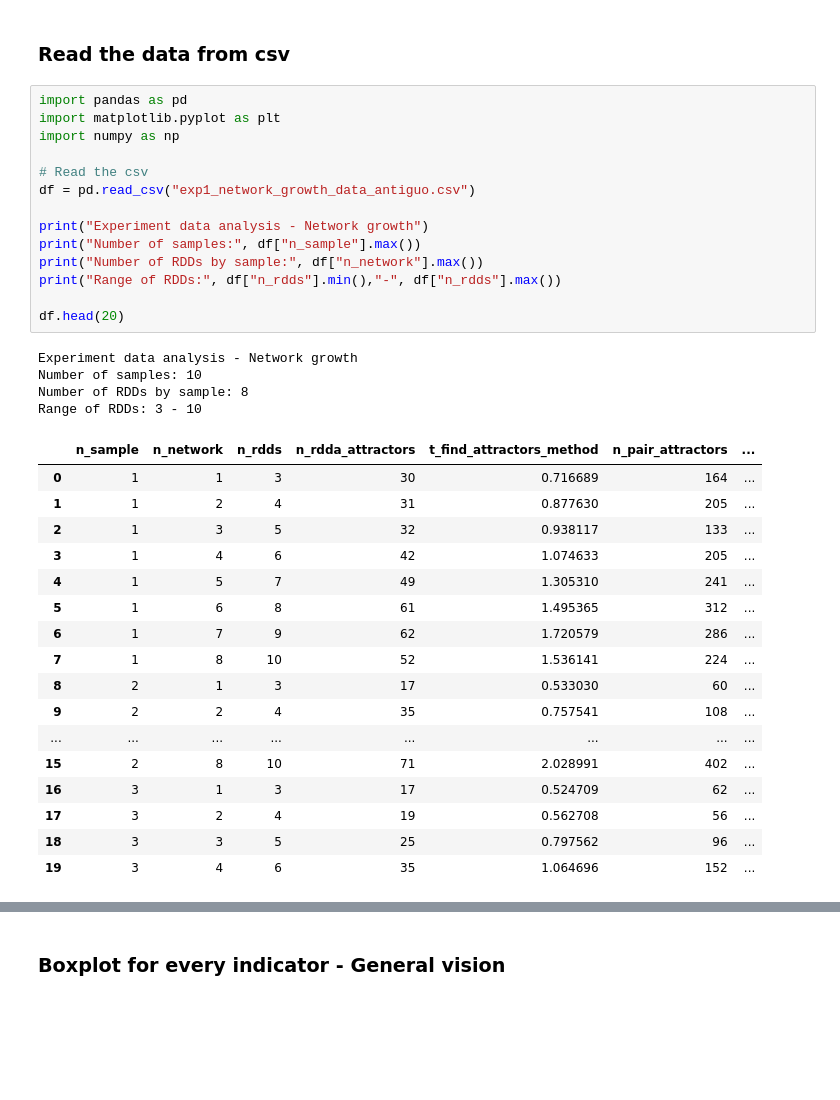
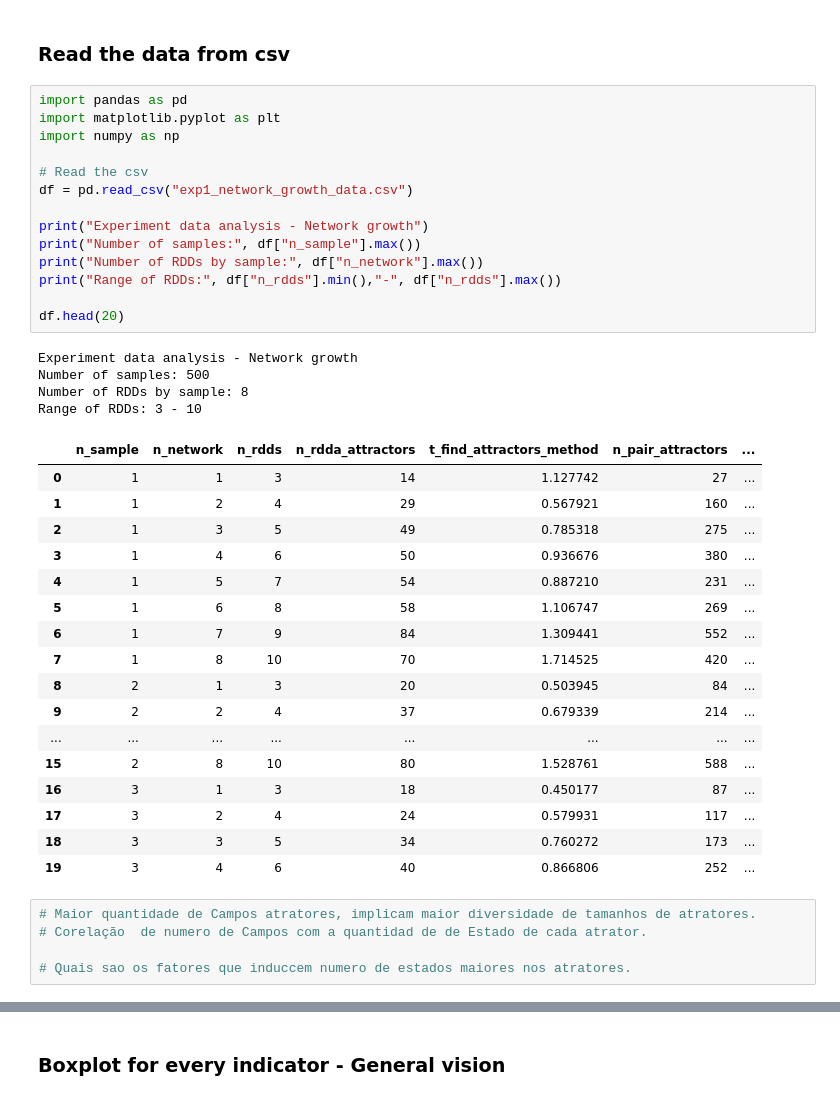
Before and after one commit to crptcusco/SynEstCBN, a Jupyter notebook: experiments_doctoral_qualification/exp1_network_growth_analysis.ipynb, the cells around one changed output, grey strips where cells are left out. Drawn from its saved outputs; the diff is of its cells as text; blank space fills up the shorter version.

```diff
--- a/experiments_doctoral_qualification/exp1_network_growth_analysis.ipynb
+++ b/experiments_doctoral_qualification/exp1_network_growth_analysis.ipynb
@@ -3,36 +3,41 @@
 # %%
 import pandas as pd
 import matplotlib.pyplot as plt
 import numpy as np
 
 # Read the csv
-df = pd.read_csv("exp1_network_growth_data_antiguo.csv")
+df = pd.read_csv("exp1_network_growth_data.csv")
 
 print("Experiment data analysis - Network growth")
 print("Number of samples:", df["n_sample"].max())
 print("Number of RDDs by sample:", df["n_network"].max())
 print("Range of RDDs:", df["n_rdds"].min(),"-", df["n_rdds"].max())
 
 df.head(20)
 # %% [output]
 Experiment data analysis - Network growth
-Number of samples: 10
+Number of samples: 500
 Number of RDDs by sample: 8
 Range of RDDs: 3 - 10
 |  | n_sample | n_network | n_rdds | n_rdda_attractors | t_find_attractors_method | n_pair_attractors | ... |
-| 0 | 1 | 1 | 3 | 30 | 0.716689 | 164 | ... |
-| 1 | 1 | 2 | 4 | 31 | 0.877630 | 205 | ... |
-| 2 | 1 | 3 | 5 | 32 | 0.938117 | 133 | ... |
-| 3 | 1 | 4 | 6 | 42 | 1.074633 | 205 | ... |
-| 4 | 1 | 5 | 7 | 49 | 1.305310 | 241 | ... |
-| 5 | 1 | 6 | 8 | 61 | 1.495365 | 312 | ... |
-| 6 | 1 | 7 | 9 | 62 | 1.720579 | 286 | ... |
-| 7 | 1 | 8 | 10 | 52 | 1.536141 | 224 | ... |
-| 8 | 2 | 1 | 3 | 17 | 0.533030 | 60 | ... |
-| 9 | 2 | 2 | 4 | 35 | 0.757541 | 108 | ... |
+| 0 | 1 | 1 | 3 | 14 | 1.127742 | 27 | ... |
+| 1 | 1 | 2 | 4 | 29 | 0.567921 | 160 | ... |
+| 2 | 1 | 3 | 5 | 49 | 0.785318 | 275 | ... |
+| 3 | 1 | 4 | 6 | 50 | 0.936676 | 380 | ... |
+| 4 | 1 | 5 | 7 | 54 | 0.887210 | 231 | ... |
+| 5 | 1 | 6 | 8 | 58 | 1.106747 | 269 | ... |
+| 6 | 1 | 7 | 9 | 84 | 1.309441 | 552 | ... |
+| 7 | 1 | 8 | 10 | 70 | 1.714525 | 420 | ... |
+| 8 | 2 | 1 | 3 | 20 | 0.503945 | 84 | ... |
+| 9 | 2 | 2 | 4 | 37 | 0.679339 | 214 | ... |
 | ... | ... | ... | ... | ... | ... | ... | ... |
-| 15 | 2 | 8 | 10 | 71 | 2.028991 | 402 | ... |
-| 16 | 3 | 1 | 3 | 17 | 0.524709 | 62 | ... |
-| 17 | 3 | 2 | 4 | 19 | 0.562708 | 56 | ... |
-| 18 | 3 | 3 | 5 | 25 | 0.797562 | 96 | ... |
-| 19 | 3 | 4 | 6 | 35 | 1.064696 | 152 | ... |
+| 15 | 2 | 8 | 10 | 80 | 1.528761 | 588 | ... |
+| 16 | 3 | 1 | 3 | 18 | 0.450177 | 87 | ... |
+| 17 | 3 | 2 | 4 | 24 | 0.579931 | 117 | ... |
+| 18 | 3 | 3 | 5 | 34 | 0.760272 | 173 | ... |
+| 19 | 3 | 4 | 6 | 40 | 0.866806 | 252 | ... |
+# %%
+# Maior quantidade de Campos atratores, implicam maior diversidade de tamanhos de atratores.
+# Corelação  de numero de Campos com a quantidad de de Estado de cada atrator.
+
+# Quais sao os fatores que induccem numero de estados maiores nos atratores.
```
Also changed, not shown: parts of 4 cells of this notebook, 7 other files.
